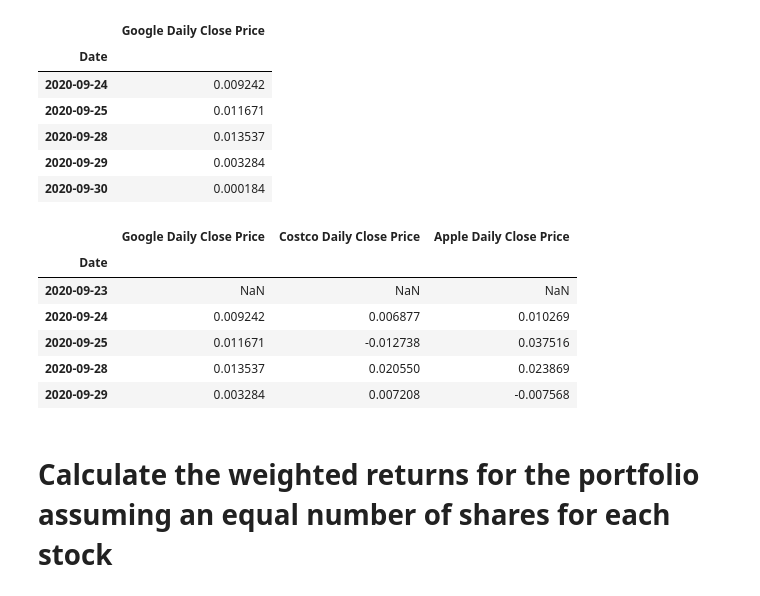
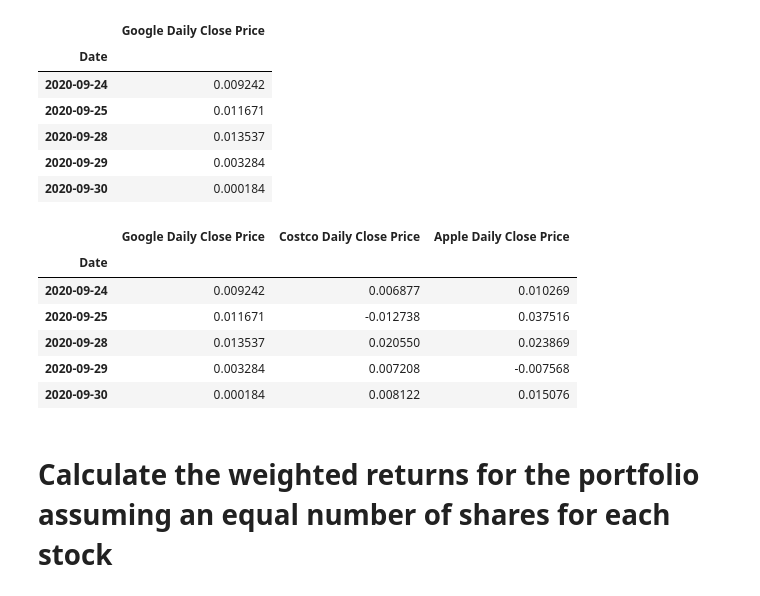
Before and after one commit to wesromero9/Homework-Pandas-Wk4, a Jupyter notebook: Unit 4 Homework Assignment_ A Whale Off the Portfolio.ipynb, the cells around one changed output. Cells and saved outputs as stored; diff of their text form; code cells hidden in the pictures.

```diff
--- a/Unit 4 Homework Assignment_ A Whale Off the Portfolio.ipynb
+++ b/Unit 4 Homework Assignment_ A Whale Off the Portfolio.ipynb
@@ -485,16 +501,16 @@ google_dailyreturns_df.head()
 # %%
 combined_portfolios_df.isnull().sum()
 daily_returns_df = combined_portfolios_df.pct_change()
 daily_returns_df.dropna(inplace=True)
-daily_returns.head()
+daily_returns_df.head()
 # %% [output]
 |  | Google Daily Close Price | Costco Daily Close Price | Apple Daily Close Price |
 | Date |  |  |  |
-| 2020-09-23 | NaN | NaN | NaN |
 | 2020-09-24 | 0.009242 | 0.006877 | 0.010269 |
 | 2020-09-25 | 0.011671 | -0.012738 | 0.037516 |
 | 2020-09-28 | 0.013537 | 0.020550 | 0.023869 |
 | 2020-09-29 | 0.003284 | 0.007208 | -0.007568 |
+| 2020-09-30 | 0.000184 | 0.008122 | 0.015076 |
 # %% [markdown]
 
 # Calculate the weighted returns for the portfolio assuming an equal number of shares for each stock
```
Also changed, not shown: parts of 6 cells of this notebook, 8 other files.
